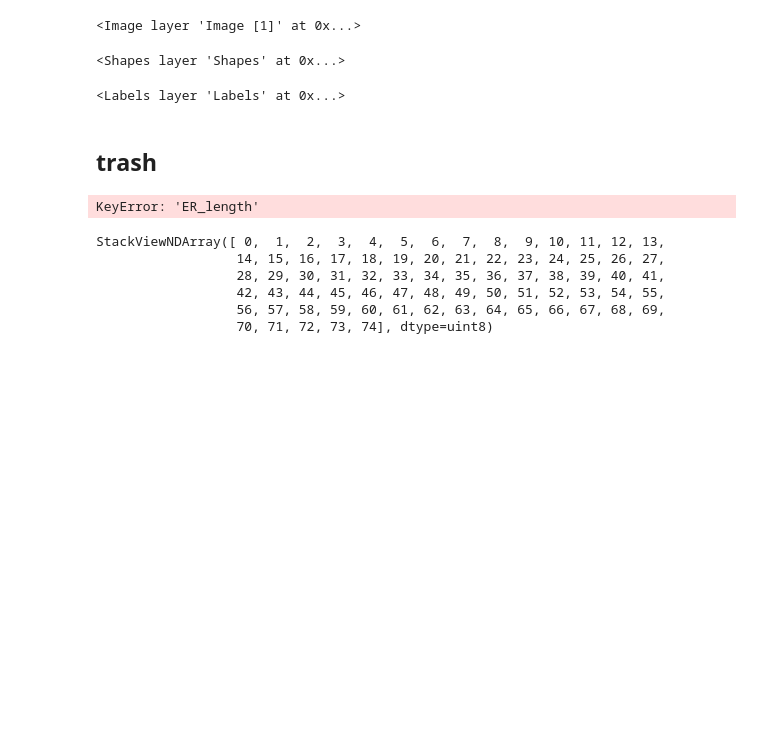
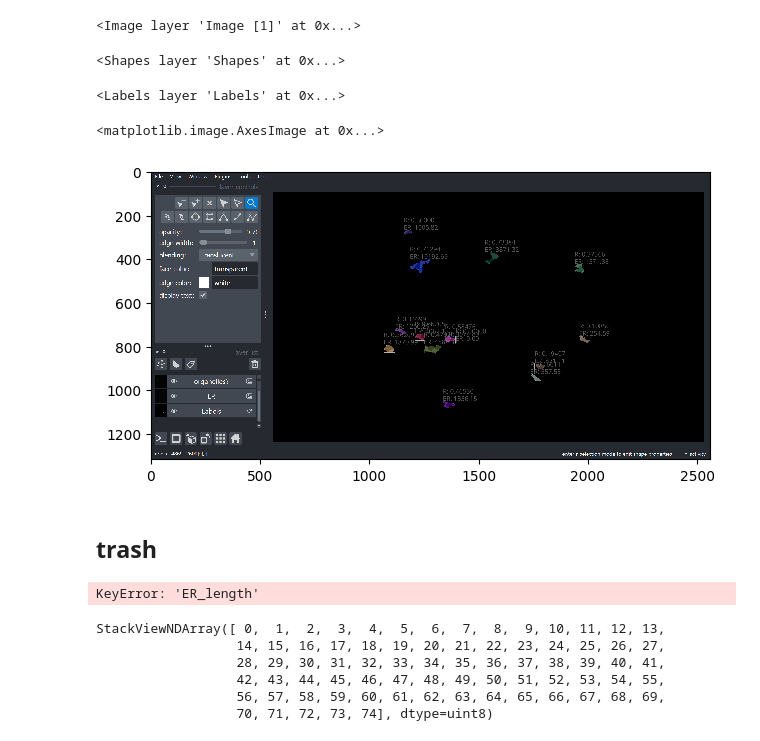
Before and after one commit to Jhanyi/MGFeatures, a Jupyter notebook: Usage test.ipynb, the cells around one changed output. Cells and saved outputs as stored; diff of their text form; code cells hidden in the pictures; blank space fills up the shorter version.

Commit message:
added screenshot

```diff
--- a/Usage test.ipynb
+++ b/Usage test.ipynb
@@ -92,6 +92,11 @@ viewer.add_shapes(data=np.array(bbox_rects),
 viewer.add_labels(labels[20000:30000, 20000:30000])
 # %% [output]
 <Labels layer 'Labels' at 0x...>
+# %%
+io.imshow(viewer.screenshot(canvas_only=False))
+# %% [output]
+<matplotlib.image.AxesImage at 0x...>
+[figure, added]
 # %% [markdown]
 ## trash
 # %%
```
